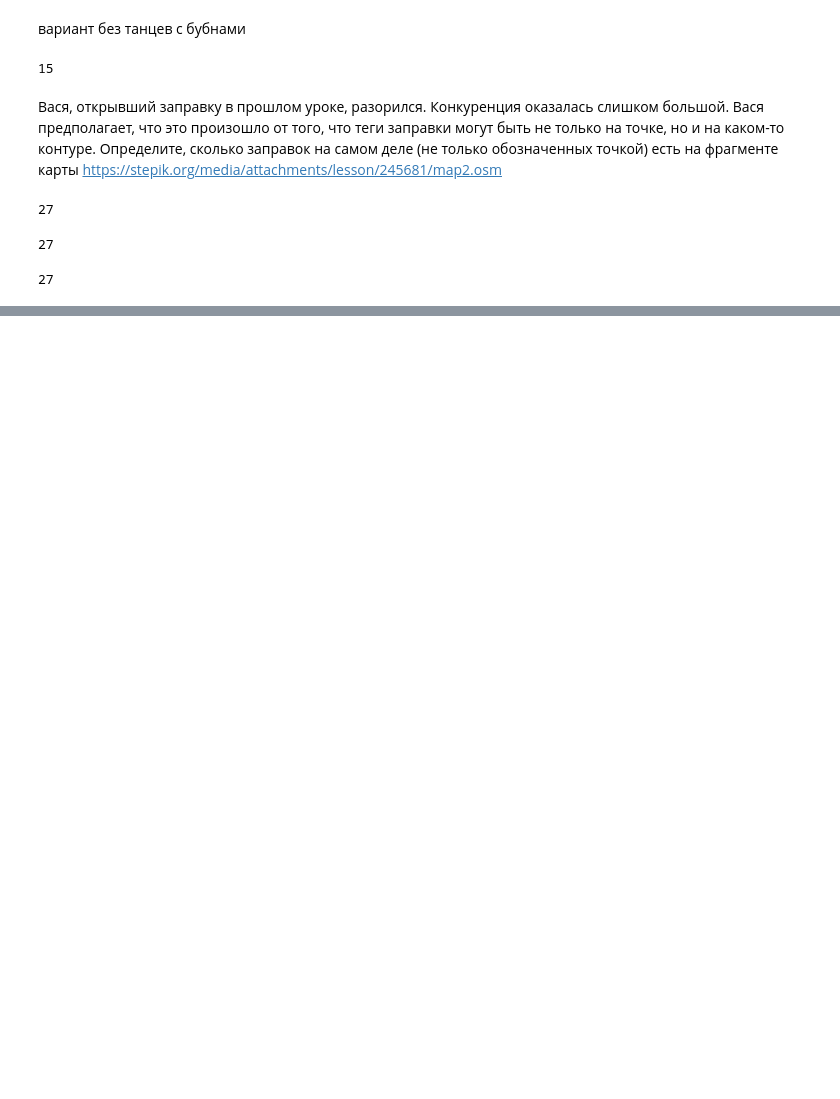
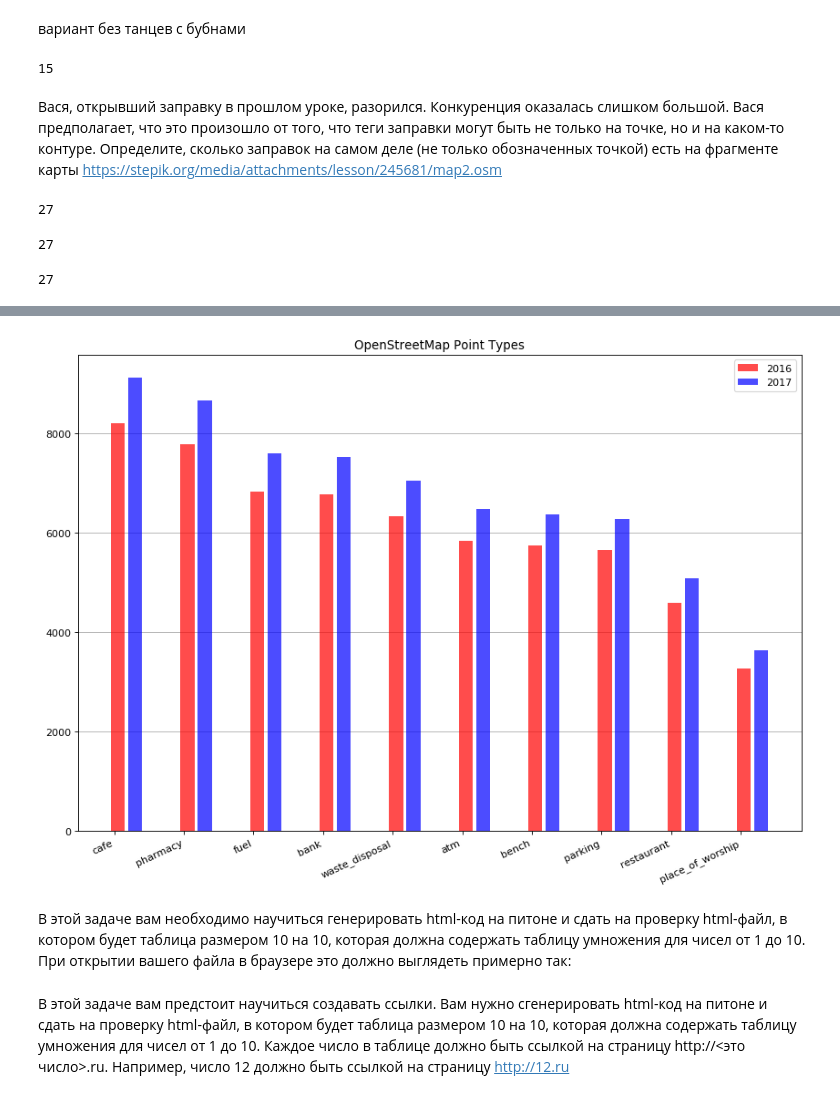
Before and after one commit to natasha-mezhennaya/python_practical_problems, a Jupyter notebook: CourseSummary.ipynb, the cells around one changed output, grey strips where cells are left out. Drawn from its saved outputs; the diff is of its cells as text; code cells hidden in the pictures; blank space fills up the shorter version.

```diff
--- a/CourseSummary.ipynb
+++ b/CourseSummary.ipynb
@@ -493,0 +597,43 @@ with open('map2.osm', 'r', encoding='utf8') as f:
+# %%
+#!/usr/bin/env python3
+# vim: set ai et ts=4 sw=4:
+
+import matplotlib as mpl
+import matplotlib.pyplot as plt
+import matplotlib.dates as mdates
+import datetime as dt
+import csv
+
+data_names = ['cafe', 'pharmacy', 'fuel', 'bank', 'waste_disposal',
+              'atm', 'bench', 'parking', 'restaurant',
+              'place_of_worship']
+data_values = [9124, 8652, 7592, 7515, 7041, 6487, 6374, 6277,
+               5092, 3629]
+
+dpi = 80
+fig = plt.figure(dpi = dpi, figsize = (1024 / dpi, 768 / dpi) )
+mpl.rcParams.update({'font.size': 10})
+
+plt.title('OpenStreetMap Point Types')
+
+ax = plt.axes()
+ax.yaxis.grid(True, zorder = 1)
+
+xs = range(len(data_names))
+
+plt.bar([x + 0.05 for x in xs], [ d * 0.9 for d in data_values],
+        width = 0.2, color = 'red', alpha = 0.7, label = '2016',
+        zorder = 2)
+plt.bar([x + 0.3 for x in xs], data_values,
+        width = 0.2, color = 'blue', alpha = 0.7, label = '2017',
+        zorder = 2)
+plt.xticks(xs, data_names)
+
+fig.autofmt_xdate(rotation = 25)
+
+plt.legend(loc='upper right')
+fig.savefig('bars.png')
+# %% [output]
+[figure, added]
+# %% [markdown]
+В этой задаче вам необходимо научиться генерировать html-код на питоне и сдать на проверку html-файл, в котором будет таблица размером 10 на 10, которая должна содержать таблицу умножения для чисел от 1 до 10. При открытии вашего файла в браузере это должно выглядеть примерно так:
@@ -493,0 +649,2 @@ with open('map2.osm', 'r', encoding='utf8') as f:
+# %% [markdown]
+В этой задаче вам предстоит научиться создавать ссылки. Вам нужно сгенерировать html-код на питоне и сдать на проверку html-файл, в котором будет таблица размером 10 на 10, которая должна содержать таблицу умножения для чисел от 1 до 10. Каждое число в таблице должно быть ссылкой на страницу http://<это число>.ru. Например, число 12 должно быть ссылкой на страницу http://12.ru
```
Also changed, not shown: parts of 14 cells of this notebook.
